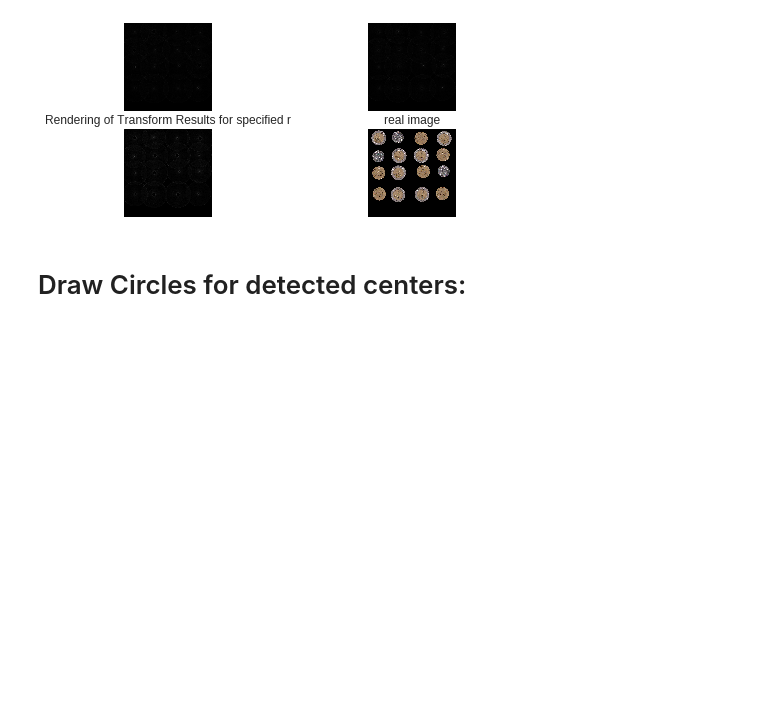
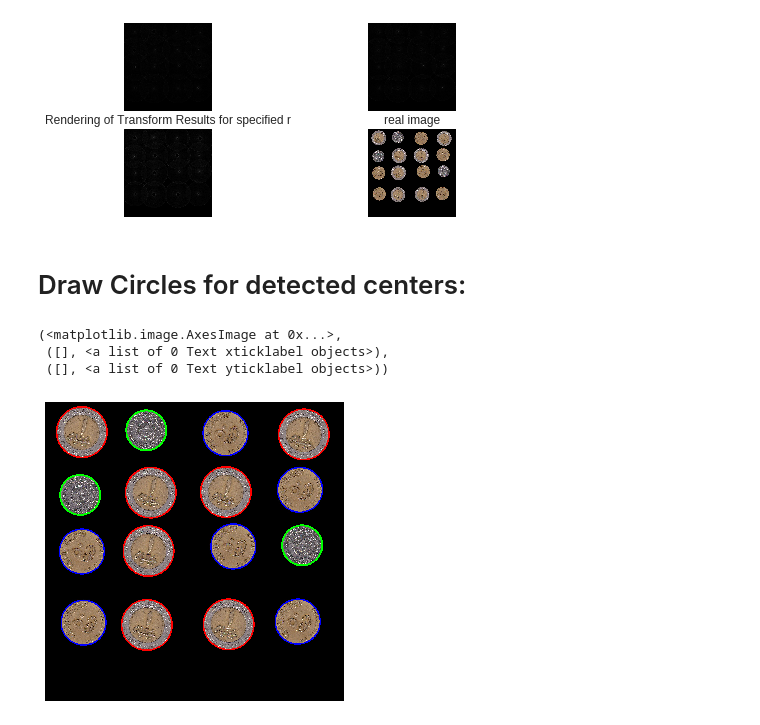
Before and after one commit to yomnabarakate21/Computer-vision-Course-assignments, a Jupyter notebook: assignment3.ipynb, the cells around one changed output. Cells and saved outputs as stored; diff of their text form; code cells hidden in the pictures; blank space fills up the shorter version.

```diff
--- a/assignment3.ipynb
+++ b/assignment3.ipynb
@@ -134,7 +134,29 @@ c3 =  get_centers( piasters_25_Acc)
 # %% [markdown]
 # Draw Circles for detected centers:
 # %%
-def drawCircles(centers, color, img):
+def drawCircles(centers, color, img, r):
 
   for i in range( centers.shape[0]):
     cv2.circle(img,(centers[i][0],centers[i][1]), r, color= color, thickness=5)
+# %%
+red = (255,0,0)
+green = (0,255,0)
+blue = (0,0,255)
+
+piasters_30_raduis = 120
+pound_raduis = 135
+piasters_25_raduis= 107
+
+#Identify pounds
+drawCircles(c1, red, img, pound_raduis)
+#Identify 30 pisaters
+drawCircles(c2, blue, img, piasters_30_raduis )
+#Identify 25 piasters
+drawCircles(c3, green, img, piasters_25_raduis  )
+
+plt.imshow(img),plt.xticks([]), plt.yticks([])
+# %% [output]
+(<matplotlib.image.AxesImage at 0x...>,
+ ([], <a list of 0 Text xticklabel objects>),
+ ([], <a list of 0 Text yticklabel objects>))
+[figure, added]
```
